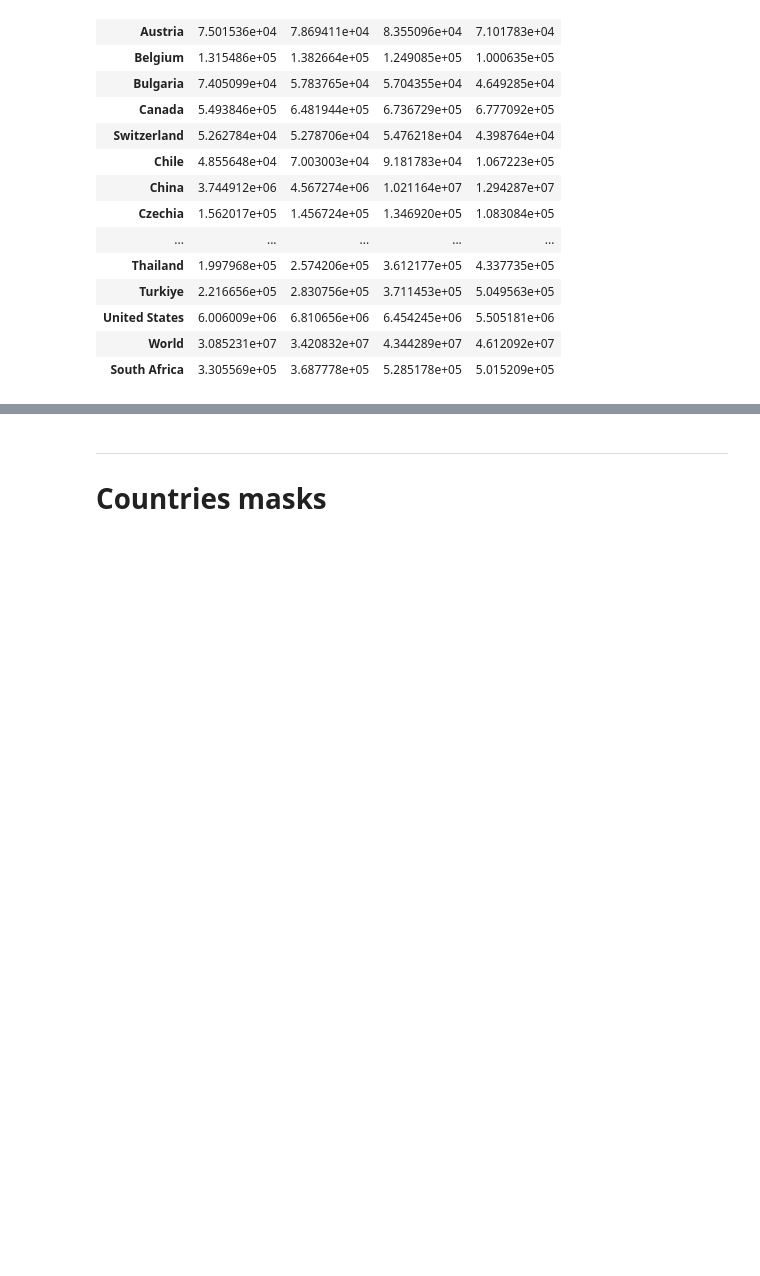
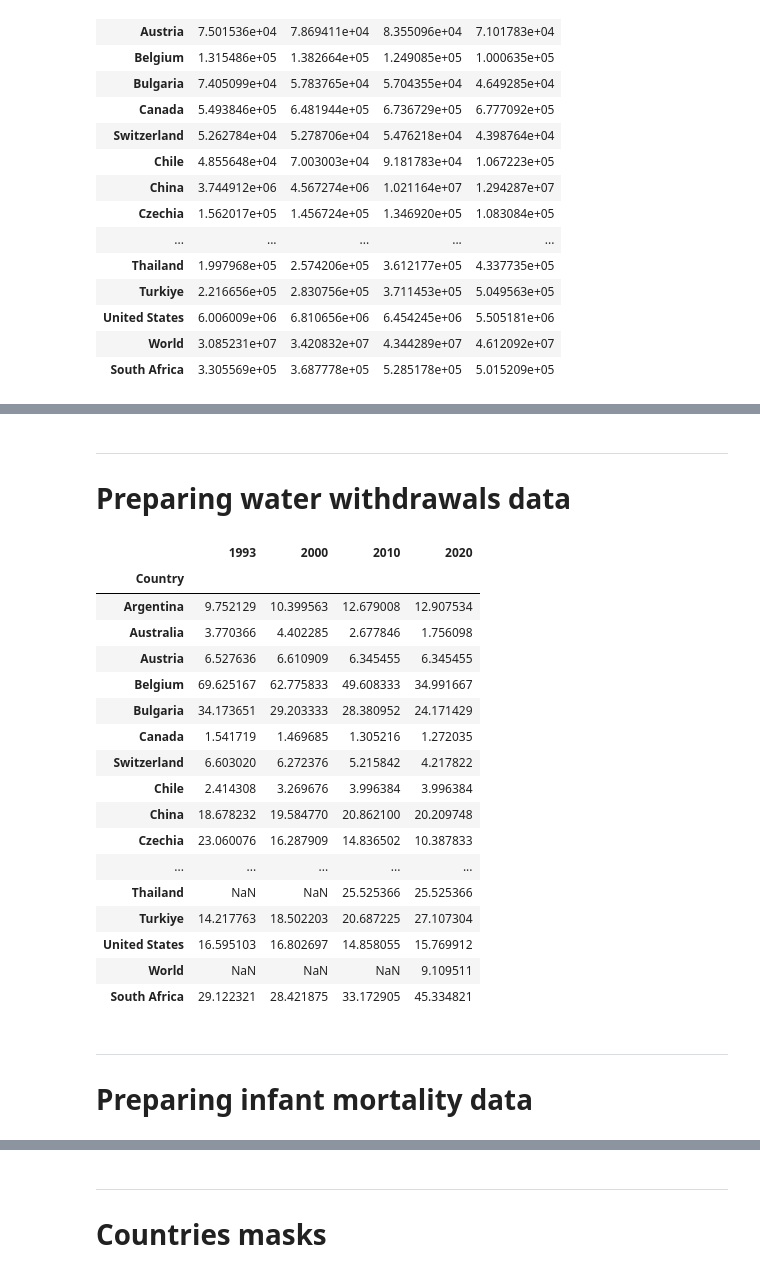
Before and after one commit to EdoardoTronconi/TesiMagistrale, a Jupyter notebook: LoadData.ipynb, the cells around one changed output, grey strips where cells are left out. Saved outputs shown, nothing was run; the diff lists cells and outputs as text; code cells hidden in the pictures; blank space fills up the shorter version.

```diff
--- a/LoadData.ipynb
+++ b/LoadData.ipynb
@@ -464,0 +613,28 @@ data_GHG
+# %% [markdown]
+___
+# Preparing water withdrawals data
+# %%
+#load raw data
+raw_data_water = pd.read_csv("Raw_Data/Environment/worldbank_water_withdrawals.csv").drop(columns=["Country Code", "Indicator Code", "Indicator Name", "Unnamed: 67"])
+raw_data_water.set_index("Country Name", drop=True, inplace=True)
+raw_data_water.columns = raw_data_water.columns.astype(int)
+# %%
+#getting full dataframe --> varName: `data_water`
+data_water = raw_data_water[[1993,1995,2000,2010,2020]].copy()
+
+countries_names_water = {
+    "Russian Federation" : "Russia",
+    "Korea, Rep." : "South Corea",
+    "Slovak Republic" : "Slovakia",
+}
+data_water.index = data_water.index.map(lambda x: countries_names_water[x] if x in countries_names_water else x)
+data_water.index.names = ["Country"]
+
+#few countries don't have 1993 data --> using 1995
+for c in data_water.index:
+    if np.isnan(data_water.loc[c, 1993]):
+        data_water.loc[c,1993] = data_water.loc[c,1995]
+data_water = data_water.drop(columns=[1995])
+
+
+data_water = data_water.loc[[idx in np.append(data_issp.index.get_level_values("Country").unique(), "World") for idx in data_water.index.values],:]
@@ -464,0 +643,24 @@ data_GHG
+# %%
+data_water
+# %% [output]
+|  | 1993 | 2000 | 2010 | 2020 |
+| Country |  |  |  |  |
+| Argentina | 9.752129 | 10.399563 | 12.679008 | 12.907534 |
+| Australia | 3.770366 | 4.402285 | 2.677846 | 1.756098 |
+| Austria | 6.527636 | 6.610909 | 6.345455 | 6.345455 |
+| Belgium | 69.625167 | 62.775833 | 49.608333 | 34.991667 |
+| Bulgaria | 34.173651 | 29.203333 | 28.380952 | 24.171429 |
+| Canada | 1.541719 | 1.469685 | 1.305216 | 1.272035 |
+| Switzerland | 6.603020 | 6.272376 | 5.215842 | 4.217822 |
+| Chile | 2.414308 | 3.269676 | 3.996384 | 3.996384 |
+| China | 18.678232 | 19.584770 | 20.862100 | 20.209748 |
+| Czechia | 23.060076 | 16.287909 | 14.836502 | 10.387833 |
+| ... | ... | ... | ... | ... |
+| Thailand | NaN | NaN | 25.525366 | 25.525366 |
+| Turkiye | 14.217763 | 18.502203 | 20.687225 | 27.107304 |
+| United States | 16.595103 | 16.802697 | 14.858055 | 15.769912 |
+| World | NaN | NaN | NaN | 9.109511 |
+| South Africa | 29.122321 | 28.421875 | 33.172905 | 45.334821 |
+# %% [markdown]
+___
+# Preparing infant mortality data
```
Also changed, not shown: parts of 28 cells of this notebook, 17 other files.
